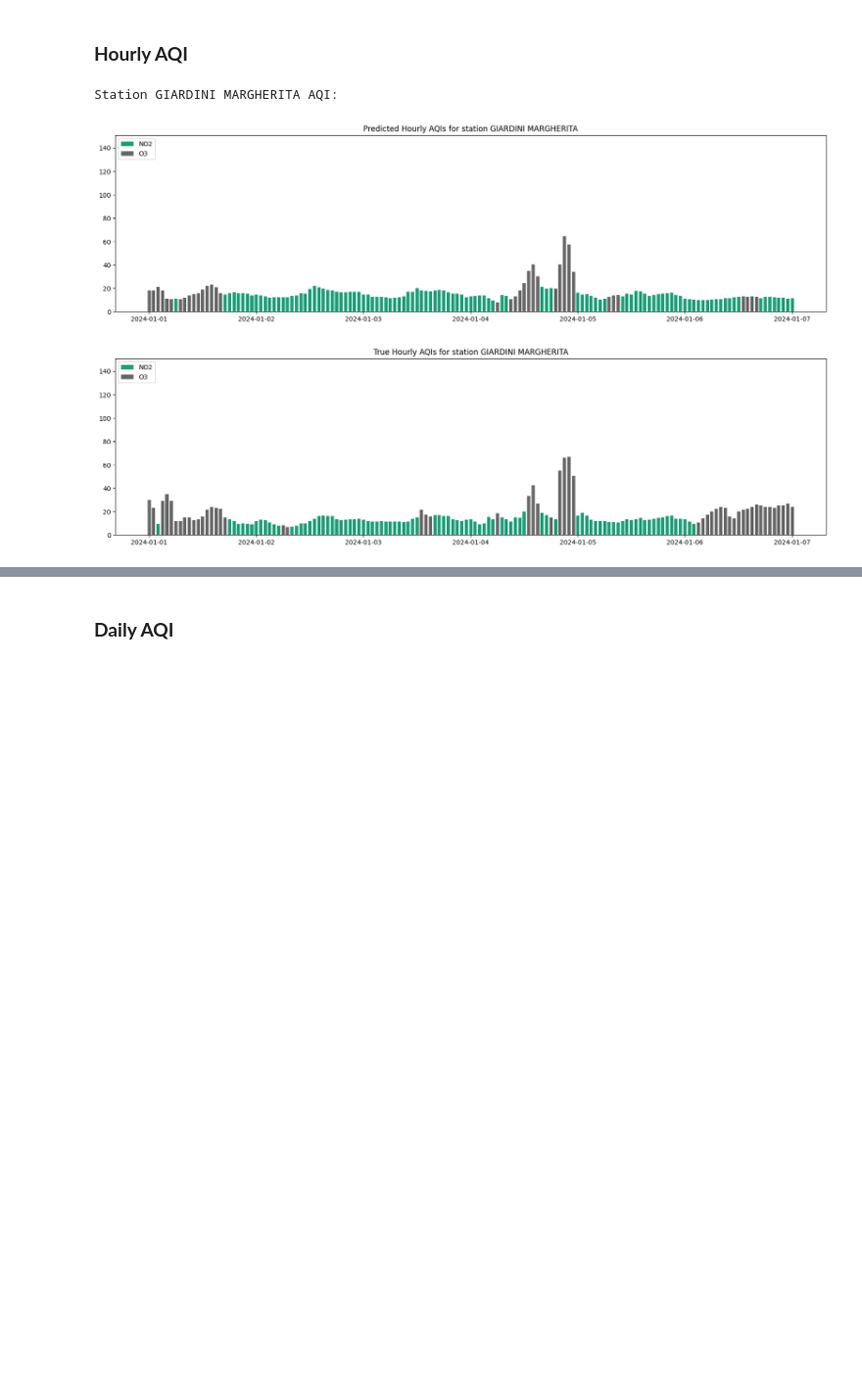
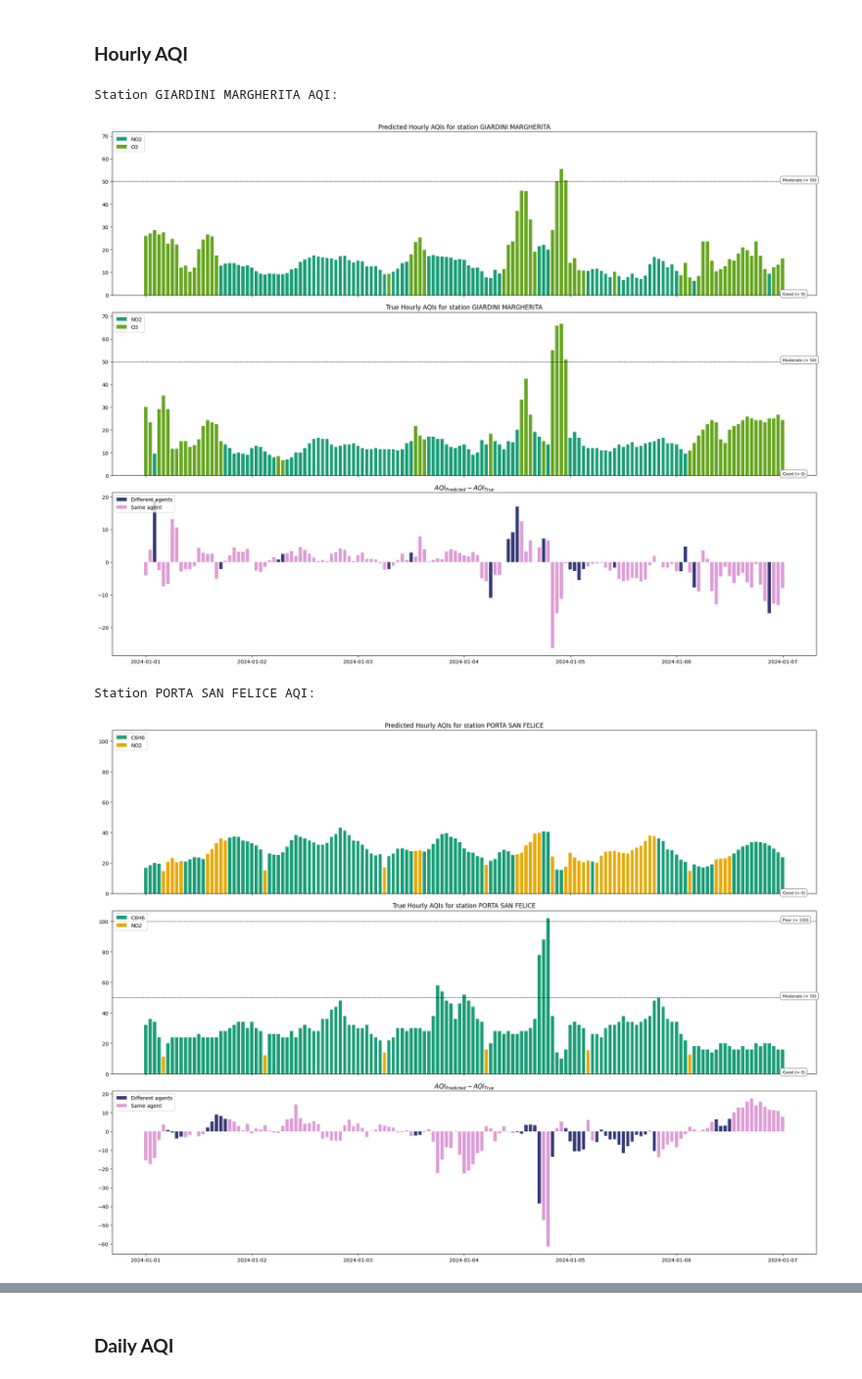
Before and after one commit to davidesonno/AII-project, a Jupyter notebook: 6-agents-estimations.ipynb, the cells around one changed output, grey strips where cells are left out. Shown at 98% size. Cells and saved outputs as stored; diff of their text form; code cells hidden in the pictures; blank space fills up the shorter version.

Commit message:
cleaning
- notebook 6 re-executed
- slighlty fixed other notebooks
- slightly changed the plot aqi function

```diff
--- a/6-agents-estimations.ipynb
+++ b/6-agents-estimations.ipynb
@@ -247,0 +326,8 @@ The steps to compute the Air Quality Index are the same illustrated in the [poll
+# %%
+agents_predictions_original_dist = agents_predictions.copy()
+test_sets_original_dist = test_sets.copy()
+# %%
+for station in stations:
+    for agent in agents_predictions_original_dist[station]:
+        test_sets_original_dist[station][agent]['y'] = (test_sets_original_dist[station][agent]['y'] * station_dists[station][agent]['std']) + station_dists[station][agent]['mean']
+        agents_predictions_original_dist[station][agent]['predictions'] = (agents_predictions_original_dist[station][agent]['predictions'] * station_dists[station][agent]['std']) + station_dists[station][agent]['mean']
@@ -248,42 +338,42 @@ The steps to compute the Air Quality Index are the same illustrated in the [poll
 # %%
 pred_AQIs_daily = {
-    s: {agent: get_AQI(agents_predictions[s][agent]['predictions'],
+    s: {agent: get_AQI(agents_predictions_original_dist[s][agent]['predictions'],
                         agent=agent,
                         period='day',
                         value_column='Agent_value',
-                        ) for agent in agents_predictions[s].keys()} for s in agents_predictions
+                        ) for agent in agents_predictions_original_dist[s].keys()} for s in agents_predictions_original_dist
 }
 
 pred_AQI_daily = merge_AQIs(pred_AQIs_daily, period='day')
 
 pred_AQIs_hourly = {
-    s: {agent: get_AQI(agents_predictions[s][agent]['predictions'],
+    s: {agent: get_AQI(agents_predictions_original_dist[s][agent]['predictions'],
                        agent=agent,
                        period='hour',
                        value_column='Agent_value',
                        include_hourly_pm=False
-                       ) for agent in agents_predictions[s].keys()} for s in agents_predictions
+                       ) for agent in agents_predictions_original_dist[s].keys()} for s in agents_predictions_original_dist
 }
 
 pred_AQI_hourly = merge_AQIs(pred_AQIs_hourly, period='hour')
 # %%
 true_AQIs_daily = {
-    s: {agent: get_AQI(test_sets[s][agent]['y'],
+    s: {agent: get_AQI(test_sets_original_dist[s][agent]['y'],
                         agent=agent,
                         period='day',
                         value_column='Agent_value',
-                        ) for agent in test_sets[s].keys()} for s in test_sets
+                        ) for agent in test_sets_original_dist[s].keys()} for s in test_sets_original_dist
 }
 
 true_AQI_daily = merge_AQIs(true_AQIs_daily, period='day')
 
 true_AQIs_hourly = {
-    s: {agent: get_AQI(test_sets[s][agent]['y'],
+    s: {agent: get_AQI(test_sets_original_dist[s][agent]['y'],
                        agent=agent,
                        period='hour',
                        value_column='Agent_value',
                        include_hourly_pm=False
-                       ) for agent in test_sets[s].keys()} for s in test_sets
+                       ) for agent in test_sets_original_dist[s].keys()} for s in test_sets_original_dist
 }
 
 true_AQI_hourly = merge_AQIs(true_AQIs_hourly, period='hour')
@@ -311,25 +401,24 @@ categories = {
 # %%
 start=datetime(2024,1,1)
 end=datetime(2024,1,7)
 
 for station in true_AQIs_hourly:
     print(f'Station {station} AQI:')
-    pred_ymax, true_ymax = pred_AQI_hourly[station].loc[start:end]['AQI'].max(), true_AQI_hourly[station].loc[start:end]['AQI'].max()
-    ylims = [0, max(pred_ymax, true_ymax)]
-
     plot_AQI(
         station_AQI=[
             pred_AQI_hourly[station],
             true_AQI_hourly[station],
             AQI_diff_hourly[station]
         ],
         title=[
             f'Predicted Hourly AQIs for station {station}',
             f'True Hourly AQIs for station {station}',
             r'$AQI_{Predicted} - AQI_{True}$'
         ],
-        figsize=(20, 5), s=start, e=end, ylims=ylims)
+        categories=categories,
+        figsize=(20, 5), s=start, e=end)
 # %% [output]
 Station GIARDINI MARGHERITA AQI:
-[figure, old version]
+[figure, new version]
+Station PORTA SAN FELICE AQI:
-[figure, old version]
+[figure, new version]
```
Also changed, not shown: parts of 20 cells of this notebook, 8 other files.
